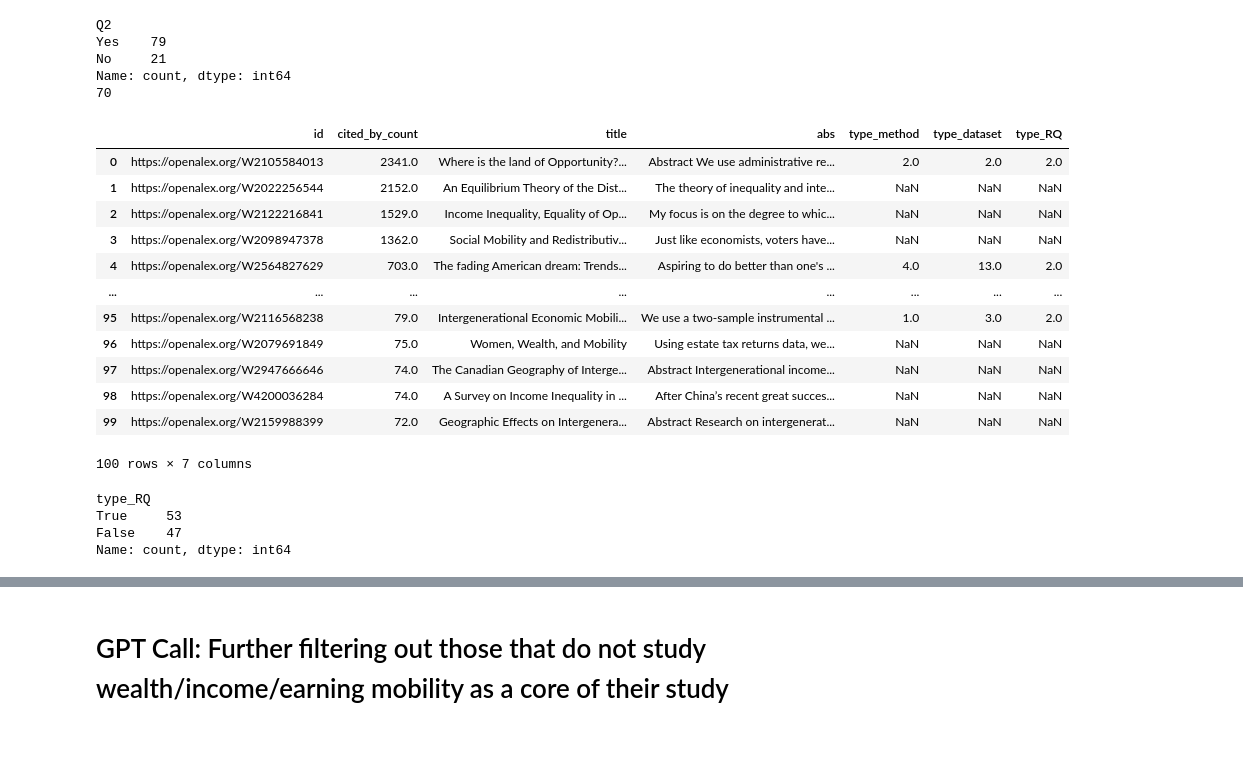
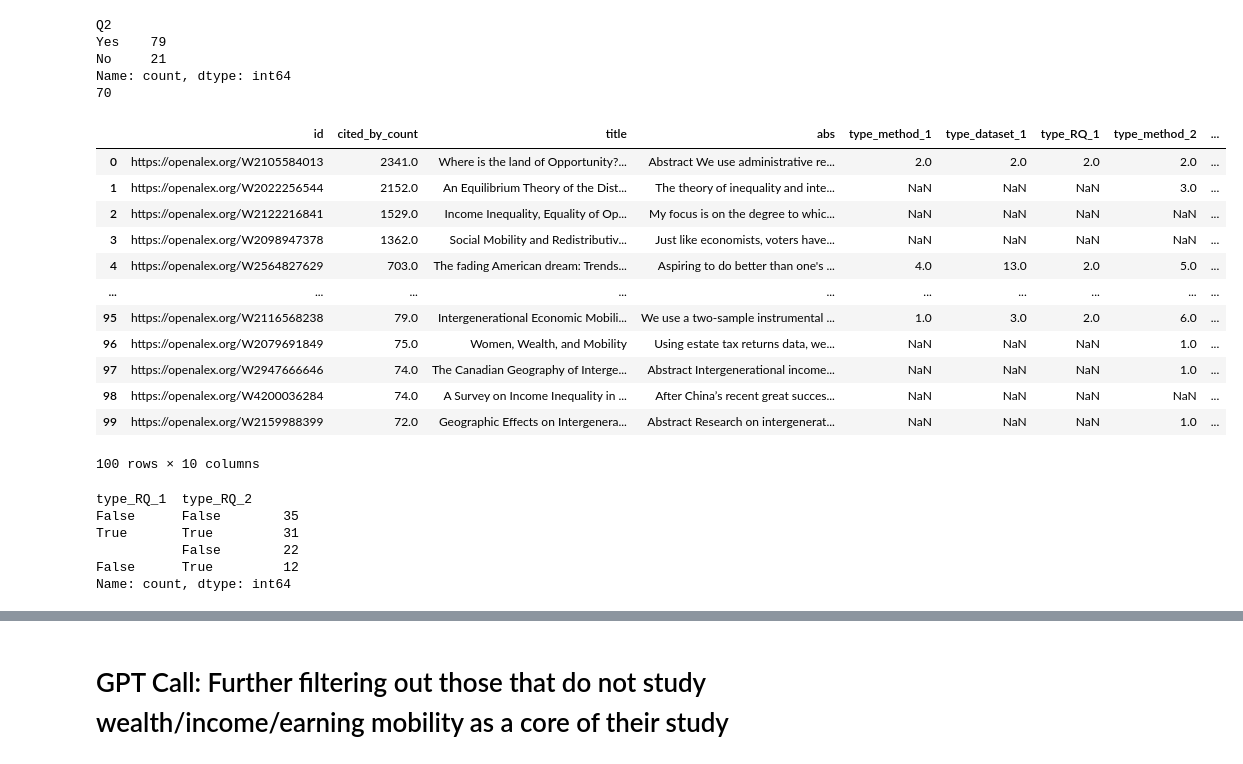
Before and after one commit to SereneKim/meta-welath_mobility, a Jupyter notebook: 6_more_categorizations.ipynb, the cells around one changed output, grey strips where cells are left out. Drawn from its saved outputs; the diff is of its cells as text; code cells hidden in the pictures.

```diff
--- a/6_more_categorizations.ipynb
+++ b/6_more_categorizations.ipynb
@@ -505,29 +504,31 @@ No     21
 Name: count, dtype: int64
 70
 # %%
-sample_annot = pd.read_csv(f'{path}/results/sample_100_annotation.csv', sep=";")
+sample_annot = pd.read_csv(f'{path}/results/sample_100_annotation_2ppl.csv', sep=";")
 sample_annot
 # %% [output]
-|  | id | cited_by_count | title | abs | type_method | type_dataset | type_RQ |
-| 0 | https://openalex.org/W2105584013 | 2341.0 | Where is the land of Opportunity?... | Abstract We use administrative re... | 2.0 | 2.0 | 2.0 |
-| 1 | https://openalex.org/W2022256544 | 2152.0 | An Equilibrium Theory of the Dist... | The theory of inequality and inte... | NaN | NaN | NaN |
-| 2 | https://openalex.org/W2122216841 | 1529.0 | Income Inequality, Equality of Op... | My focus is on the degree to whic... | NaN | NaN | NaN |
-| 3 | https://openalex.org/W2098947378 | 1362.0 | Social Mobility and Redistributiv... | Just like economists, voters have... | NaN | NaN | NaN |
-| 4 | https://openalex.org/W2564827629 | 703.0 | The fading American dream: Trends... | Aspiring to do better than one's ... | 4.0 | 13.0 | 2.0 |
-| ... | ... | ... | ... | ... | ... | ... | ... |
-| 95 | https://openalex.org/W2116568238 | 79.0 | Intergenerational Economic Mobili... | We use a two-sample instrumental ... | 1.0 | 3.0 | 2.0 |
-| 96 | https://openalex.org/W2079691849 | 75.0 | Women, Wealth, and Mobility | Using estate tax returns data, we... | NaN | NaN | NaN |
-| 97 | https://openalex.org/W2947666646 | 74.0 | The Canadian Geography of Interge... | Abstract Intergenerational income... | NaN | NaN | NaN |
-| 98 | https://openalex.org/W4200036284 | 74.0 | A Survey on Income Inequality in ... | After China’s recent great succes... | NaN | NaN | NaN |
-| 99 | https://openalex.org/W2159988399 | 72.0 | Geographic Effects on Intergenera... | Abstract Research on intergenerat... | NaN | NaN | NaN |
+|  | id | cited_by_count | title | abs | type_method_1 | type_dataset_1 | type_RQ_1 | type_method_2 | ... |
+| 0 | https://openalex.org/W2105584013 | 2341.0 | Where is the land of Opportunity?... | Abstract We use administrative re... | 2.0 | 2.0 | 2.0 | 2.0 | ... |
+| 1 | https://openalex.org/W2022256544 | 2152.0 | An Equilibrium Theory of the Dist... | The theory of inequality and inte... | NaN | NaN | NaN | 3.0 | ... |
+| 2 | https://openalex.org/W2122216841 | 1529.0 | Income Inequality, Equality of Op... | My focus is on the degree to whic... | NaN | NaN | NaN | NaN | ... |
+| 3 | https://openalex.org/W2098947378 | 1362.0 | Social Mobility and Redistributiv... | Just like economists, voters have... | NaN | NaN | NaN | NaN | ... |
+| 4 | https://openalex.org/W2564827629 | 703.0 | The fading American dream: Trends... | Aspiring to do better than one's ... | 4.0 | 13.0 | 2.0 | 5.0 | ... |
+| ... | ... | ... | ... | ... | ... | ... | ... | ... | ... |
+| 95 | https://openalex.org/W2116568238 | 79.0 | Intergenerational Economic Mobili... | We use a two-sample instrumental ... | 1.0 | 3.0 | 2.0 | 6.0 | ... |
+| 96 | https://openalex.org/W2079691849 | 75.0 | Women, Wealth, and Mobility | Using estate tax returns data, we... | NaN | NaN | NaN | 1.0 | ... |
+| 97 | https://openalex.org/W2947666646 | 74.0 | The Canadian Geography of Interge... | Abstract Intergenerational income... | NaN | NaN | NaN | 1.0 | ... |
+| 98 | https://openalex.org/W4200036284 | 74.0 | A Survey on Income Inequality in ... | After China’s recent great succes... | NaN | NaN | NaN | NaN | ... |
+| 99 | https://openalex.org/W2159988399 | 72.0 | Geographic Effects on Intergenera... | Abstract Research on intergenerat... | NaN | NaN | NaN | 1.0 | ... |
-100 rows × 7 columns
+100 rows × 10 columns
 # %%
-sample_annot['type_RQ'].isna().value_counts()
+sample_annot[['type_RQ_1', 'type_RQ_2']].isna().value_counts()
 # There's more papers we considered as 'Not relevant' than Q2's No's.
 # %% [output]
-type_RQ
-True     53
-False    47
+type_RQ_1  type_RQ_2
+False      False        35
+True       True         31
+           False        22
+False      True         12
 Name: count, dtype: int64
 # %%
 rq_files = pd.read_csv(f'{path}/data_abstracts/cat_RQ.csv')
```
Also changed, not shown: parts of 56 cells of this notebook, 12 other files.
